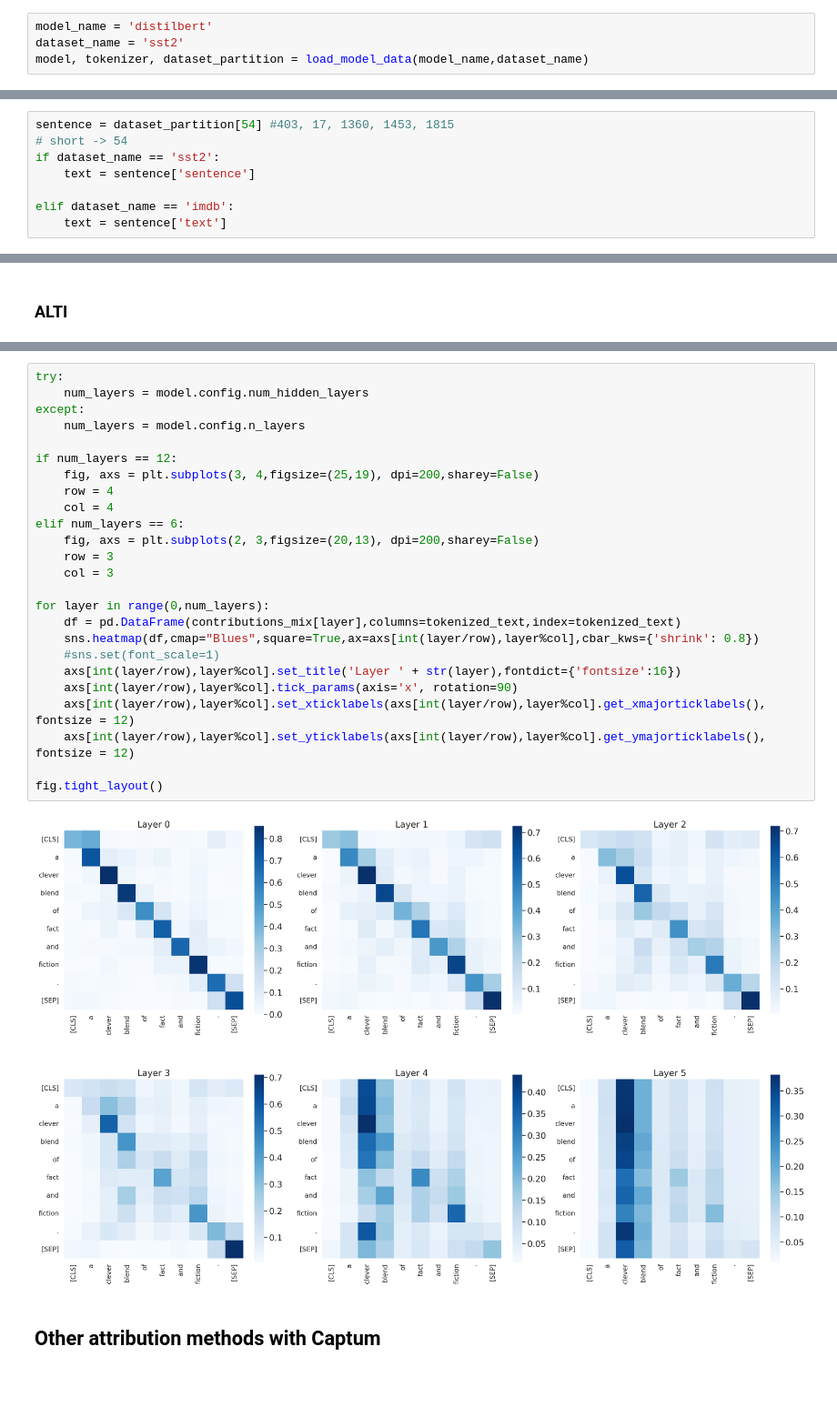
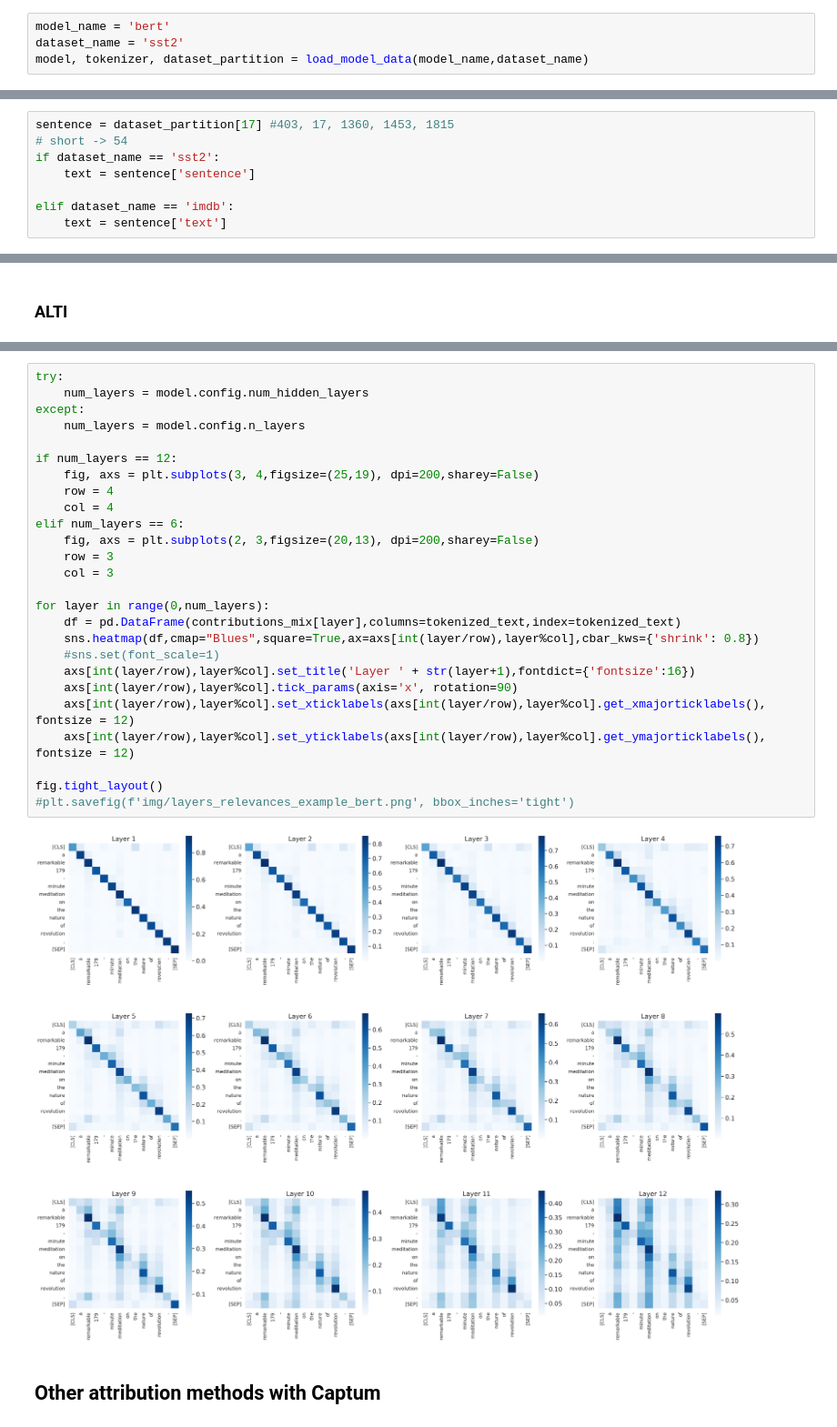
Before and after one commit to mt-upc/transformer-contributions, a Jupyter notebook: Text_classification.ipynb, the cells around one changed output, grey strips where cells are left out. Shown at 91% size. Saved outputs shown, nothing was run; the diff lists cells and outputs as text; blank space fills up the shorter version.

```diff
--- a/Text_classification.ipynb
+++ b/Text_classification.ipynb
@@ -22,7 +22,7 @@ device = "cuda" if torch.cuda.is_available() else "cpu"
 # %% [markdown]
 ## Load model and tokenizer (BERT, DistilBERT, RoBERTa)
 # %%
-model_name = 'distilbert'
+model_name = 'bert'
 dataset_name = 'sst2'
 model, tokenizer, dataset_partition = load_model_data(model_name,dataset_name)
 # %% [output]
@@ -32,7 +32,7 @@ Reusing dataset glue (/home/usuaris/veu/javier.ferrando/.cache/huggingface/datas
 # %% [markdown]
 ### Load dataset
 # %%
-sentence = dataset_partition[54] #403, 17, 1360, 1453, 1815
+sentence = dataset_partition[17] #403, 17, 1360, 1453, 1815
 # short -> 54
 if dataset_name == 'sst2':
     text = sentence['sentence']
@@ -143,30 +140,31 @@ contributions_mix.shape
 # %%
 try:
     num_layers = model.config.num_hidden_layers
 except:
     num_layers = model.config.n_layers
 
 if num_layers == 12:
     fig, axs = plt.subplots(3, 4,figsize=(25,19), dpi=200,sharey=False)
     row = 4
     col = 4
 elif num_layers == 6:
     fig, axs = plt.subplots(2, 3,figsize=(20,13), dpi=200,sharey=False)
     row = 3
     col = 3
 
 for layer in range(0,num_layers):
     df = pd.DataFrame(contributions_mix[layer],columns=tokenized_text,index=tokenized_text)
     sns.heatmap(df,cmap="Blues",square=True,ax=axs[int(layer/row),layer%col],cbar_kws={'shrink': 0.8})
     #sns.set(font_scale=1)
-    axs[int(layer/row),layer%col].set_title('Layer ' + str(layer),fontdict={'fontsize':16})
+    axs[int(layer/row),layer%col].set_title('Layer ' + str(layer+1),fontdict={'fontsize':16})
     axs[int(layer/row),layer%col].tick_params(axis='x', rotation=90)
     axs[int(layer/row),layer%col].set_xticklabels(axs[int(layer/row),layer%col].get_xmajorticklabels(), fontsize = 12)
     axs[int(layer/row),layer%col].set_yticklabels(axs[int(layer/row),layer%col].get_ymajorticklabels(), fontsize = 12)
 
 fig.tight_layout()
+#plt.savefig(f'img/layers_relevances_example_bert.png', bbox_inches='tight')
 # %% [output]
-[figure, old version]
+[figure, new version]
 # %% [markdown]
 ## Other attribution methods with Captum
 # %%
```
Also changed, not shown: parts of 17 cells of this notebook, 24 other files.
